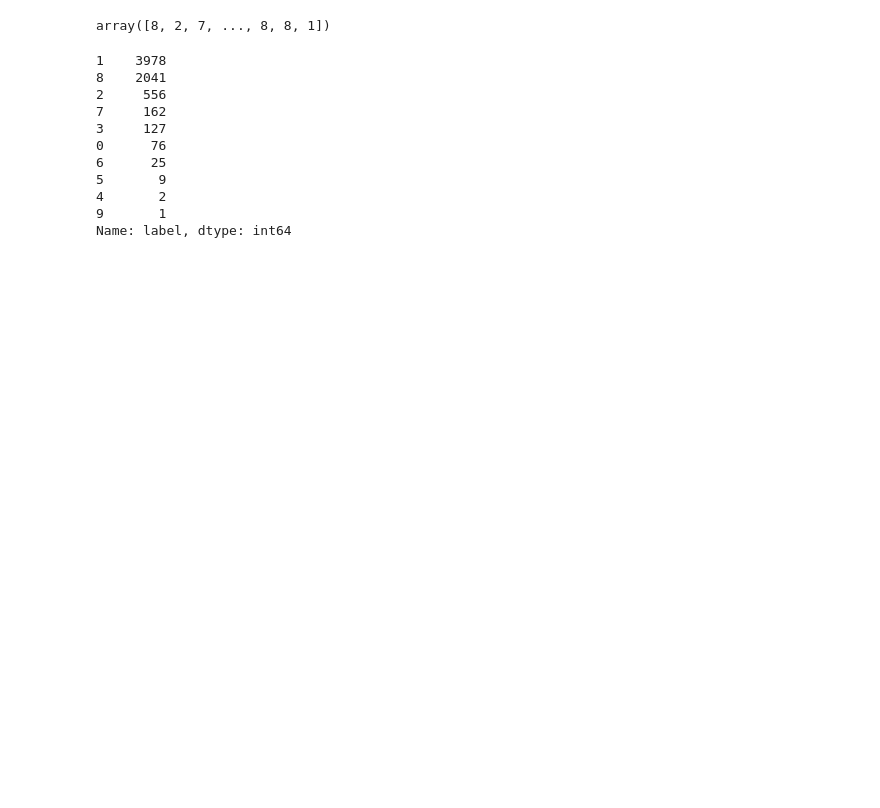
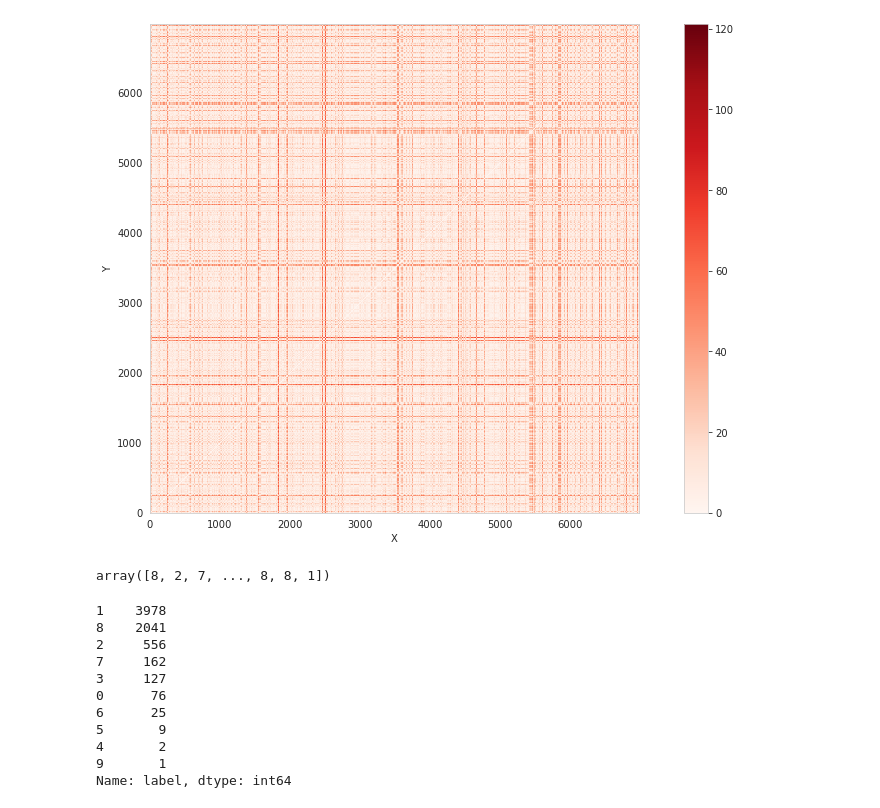
Before and after one commit to PravNJ/PCT-stars-GALAH, a Jupyter notebook: dtw-agglo-clustering.ipynb, the cells around one changed output. Drawn from its saved outputs; the diff is of its cells as text; code cells hidden in the pictures; blank space fills up the shorter version.

```diff
--- a/dtw-agglo-clustering.ipynb
+++ b/dtw-agglo-clustering.ipynb
@@ -43,3 +90,15 @@ distance_matrix_square_form = sd.squareform(distance_matrix)
+# %%
+def distance_cost_plot(distances):
+    im = plt.imshow(distances, interpolation='nearest', cmap='Reds')
+    plt.gca().invert_yaxis()
+    plt.xlabel("X")
+    plt.ylabel("Y")
+    plt.grid()
+    plt.colorbar();
+# %%
+distance_cost_plot(distance_matrix_square_form)
+# %% [output]
+[figure, added]
 # %%
 agglom = AgglomerativeClustering(n_clusters = 10, linkage = 'complete')
 agglom.fit(distance_matrix_square_form)
```
Also changed, not shown: parts of 13 cells of this notebook, 2 other files.
